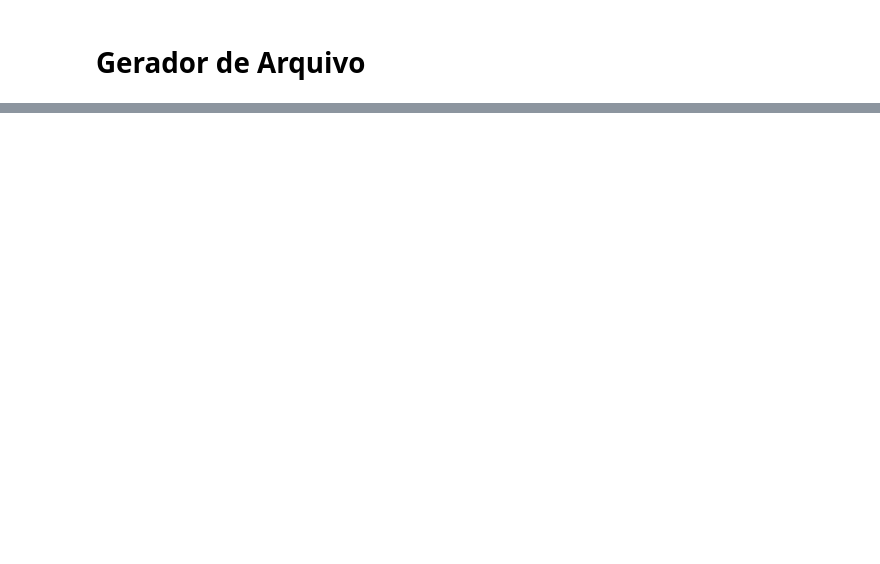
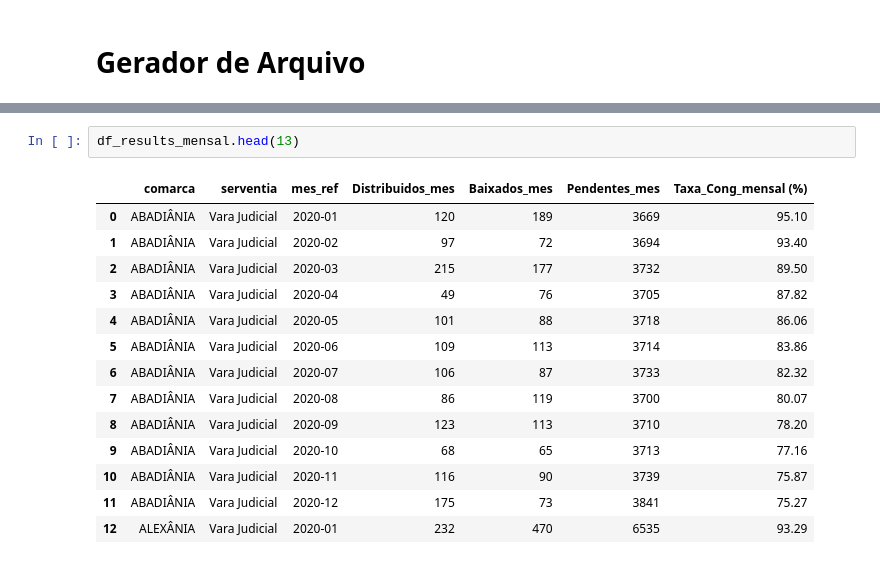
Before and after one commit to dvjuliocesar/TJGO_Projeto7_TxCongGeral, a Jupyter notebook: tx_cong_sep.ipynb, the cells around one changed output, grey strips where cells are left out. Drawn from its saved outputs; the diff is of its cells as text; blank space fills up the shorter version.

```diff
--- a/tx_cong_sep.ipynb
+++ b/tx_cong_sep.ipynb
@@ -212,0 +350,17 @@ df_2025.to_csv("results/tx_2025.csv", sep=",", index=False, encoding="utf-8-sig"
+# %%
+df_results_mensal.head(13)
+# %% [output]
+|  | comarca | serventia | mes_ref | Distribuidos_mes | Baixados_mes | Pendentes_mes | Taxa_Cong_mensal (%) |
+| 0 | ABADIÂNIA | Vara Judicial | 2020-01 | 120 | 189 | 3669 | 95.10 |
+| 1 | ABADIÂNIA | Vara Judicial | 2020-02 | 97 | 72 | 3694 | 93.40 |
+| 2 | ABADIÂNIA | Vara Judicial | 2020-03 | 215 | 177 | 3732 | 89.50 |
+| 3 | ABADIÂNIA | Vara Judicial | 2020-04 | 49 | 76 | 3705 | 87.82 |
+| 4 | ABADIÂNIA | Vara Judicial | 2020-05 | 101 | 88 | 3718 | 86.06 |
+| 5 | ABADIÂNIA | Vara Judicial | 2020-06 | 109 | 113 | 3714 | 83.86 |
+| 6 | ABADIÂNIA | Vara Judicial | 2020-07 | 106 | 87 | 3733 | 82.32 |
+| 7 | ABADIÂNIA | Vara Judicial | 2020-08 | 86 | 119 | 3700 | 80.07 |
+| 8 | ABADIÂNIA | Vara Judicial | 2020-09 | 123 | 113 | 3710 | 78.20 |
+| 9 | ABADIÂNIA | Vara Judicial | 2020-10 | 68 | 65 | 3713 | 77.16 |
+| 10 | ABADIÂNIA | Vara Judicial | 2020-11 | 116 | 90 | 3739 | 75.87 |
+| 11 | ABADIÂNIA | Vara Judicial | 2020-12 | 175 | 73 | 3841 | 75.27 |
+| 12 | ALEXÂNIA | Vara Judicial | 2020-01 | 232 | 470 | 6535 | 93.29 |
```
Also changed, not shown: parts of 21 cells of this notebook, 1 other file.
